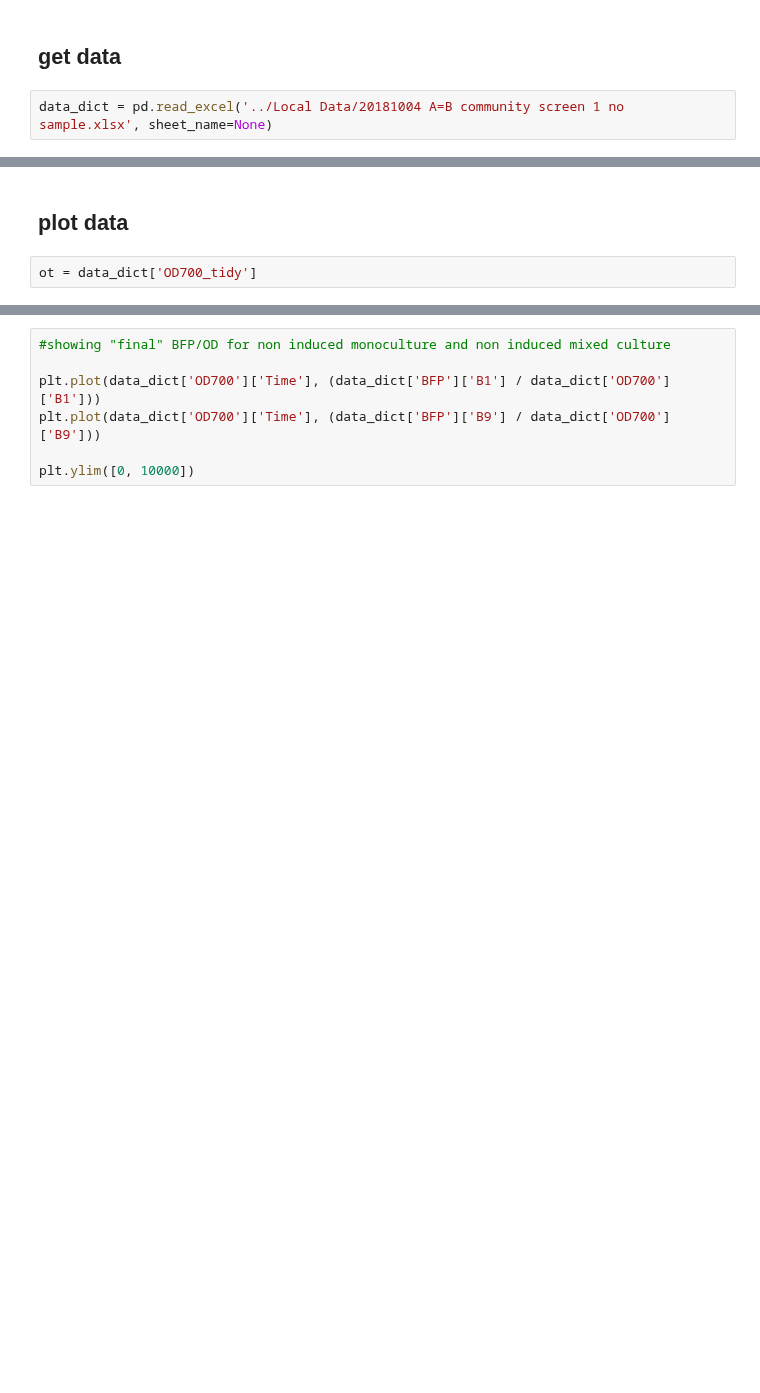
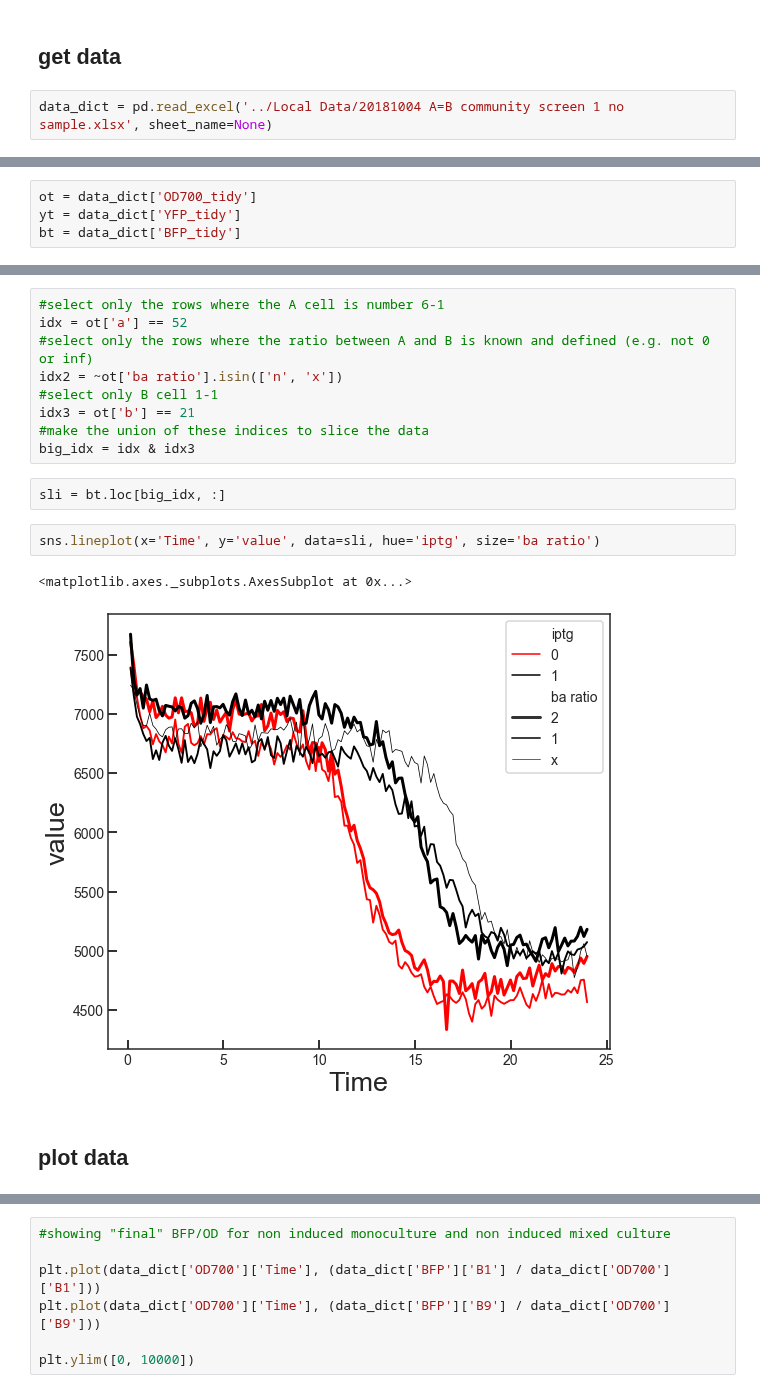
Before and after one commit to geezerbriefs/xpspython, a Jupyter notebook: analyze A=B biotek data.ipynb, the cells around one changed output, grey strips where cells are left out. Cells and saved outputs as stored; diff of their text form; blank space fills up the shorter version.

```diff
--- a/analyze A=B biotek data.ipynb
+++ b/analyze A=B biotek data.ipynb
@@ -60,0 +59,4 @@ data_dict.keys()
+# %%
+ot = data_dict['OD700_tidy']
+yt = data_dict['YFP_tidy']
+bt = data_dict['BFP_tidy']
@@ -61,6 +72,20 @@ data_dict.keys()
+# %%
+#select only the rows where the A cell is number 6-1
+idx = ot['a'] == 52
+#select only the rows where the ratio between A and B is known and defined (e.g. not 0 or inf)
+idx2 = ~ot['ba ratio'].isin(['n', 'x'])
+#select only B cell 1-1
+idx3 = ot['b'] == 21
+#make the union of these indices to slice the data
+big_idx = idx & idx3
+# %%
+sli = bt.loc[big_idx, :]
+# %%
+sns.lineplot(x='Time', y='value', data=sli, hue='iptg', size='ba ratio')
+# %% [output]
+<matplotlib.axes._subplots.AxesSubplot at 0x...>
+[figure, added]
 # %% [markdown]
 ## plot data
-# %%
-ot = data_dict['OD700_tidy']
 # %%
 #select only the rows where the A cell is number 6-1
```
Also changed, not shown: parts of 9 cells of this notebook, 1 other file.
